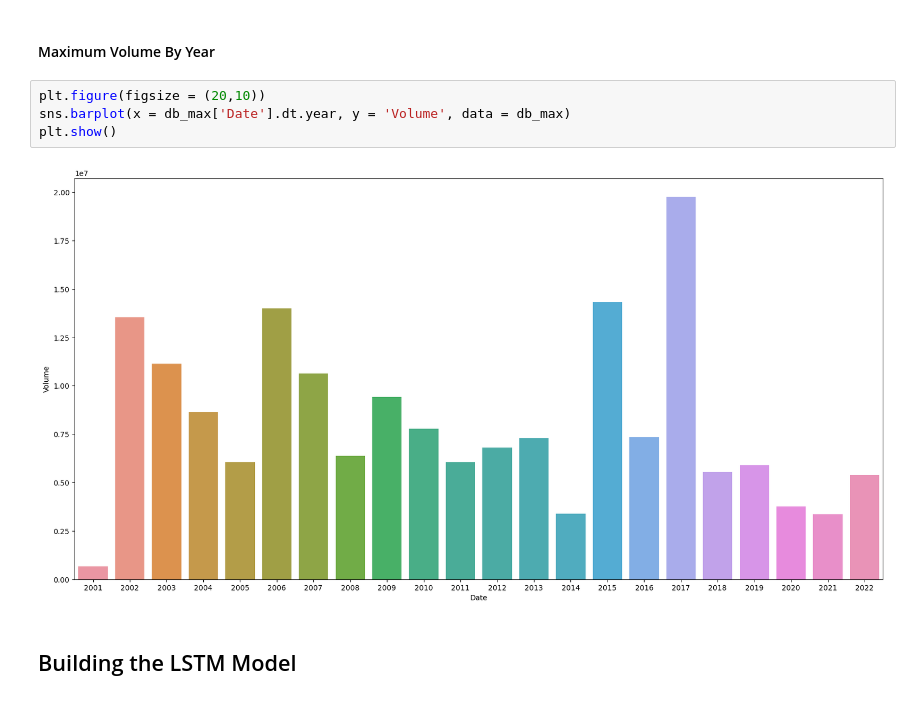
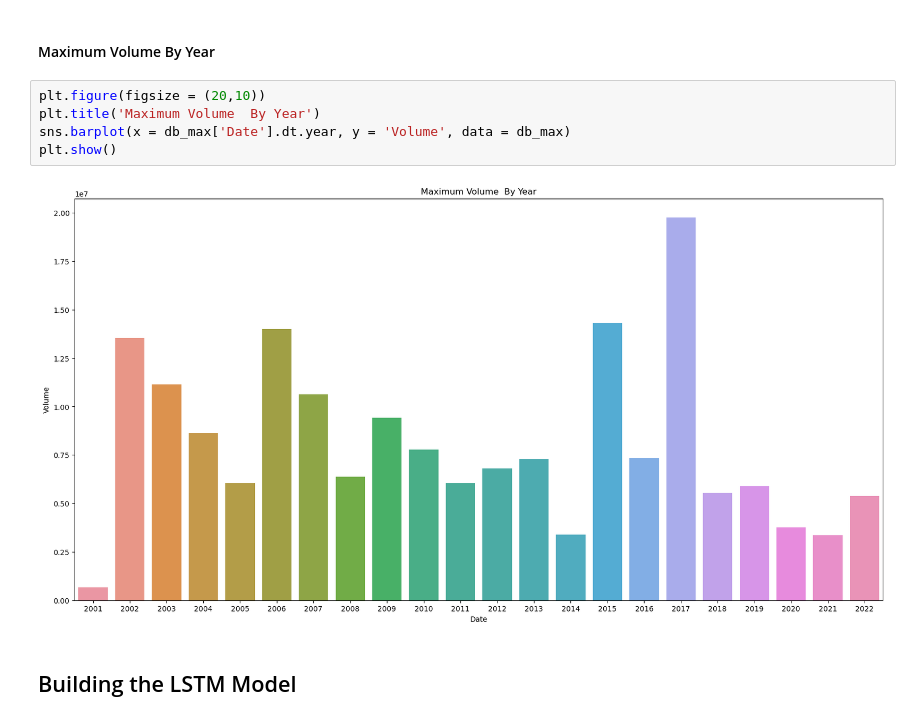
Before and after one commit to ThankiJay/Stock-Market-Prediction, a Jupyter notebook: Stock Market Prediction Using LSTM.ipynb, the cells around one changed output. Drawn from its saved outputs; the diff is of its cells as text.

```diff
--- a/Stock Market Prediction Using LSTM.ipynb
+++ b/Stock Market Prediction Using LSTM.ipynb
@@ -160,10 +164,11 @@ plt.show()
 #### Maximum Volume  By Year
 # %%
 plt.figure(figsize = (20,10))
+plt.title('Maximum Volume  By Year')
 sns.barplot(x = db_max['Date'].dt.year, y = 'Volume', data = db_max)
 plt.show()
 # %% [output]
-[figure, old version]
+[figure, new version]
 # %% [markdown]
 ## Building the LSTM Model
 # %% [markdown]
```
Also changed, not shown: parts of 10 cells of this notebook, 1 other file.
